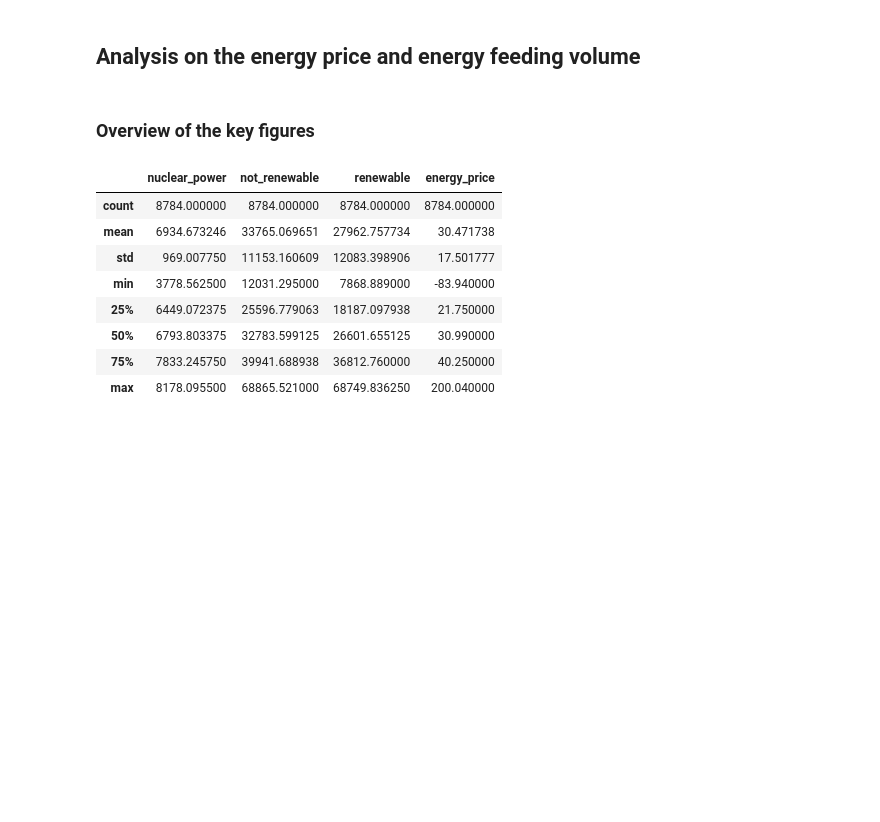
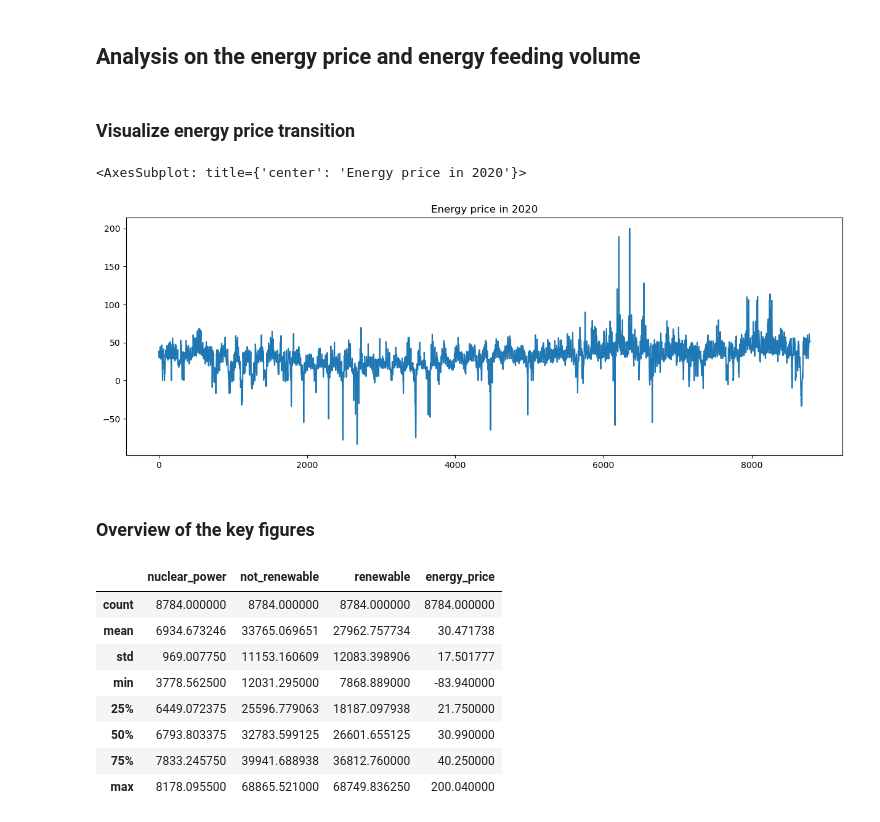
Before and after one commit to M-123-456/team-6-energy-costs, a Jupyter notebook: analysis.ipynb, the cells around one changed output. Cells and saved outputs as stored; diff of their text form; code cells hidden in the pictures; blank space fills up the shorter version.

```diff
--- a/analysis.ipynb
+++ b/analysis.ipynb
@@ -9,6 +9,16 @@ from statsmodels.graphics.tsaplots import plot_acf, plot_pacf
 df_energy = pd.read_csv('./data/prepared/df_energy_climate_2020.csv')
 # %% [markdown]
 ## Analysis on the energy price and energy feeding volume
+# %% [markdown]
+### Visualize energy price transition
+# %%
+df_energy['energy_price'].plot(
+    figsize=(15, 5),
+    title='Energy price in 2020'
+)
+# %% [output]
+<AxesSubplot: title={'center': 'Energy price in 2020'}>
+[figure, added]
 # %% [markdown]
 ### Overview of the key figures
 # %%
```
Also changed, not shown: parts of 2 cells of this notebook, 1 other file.
